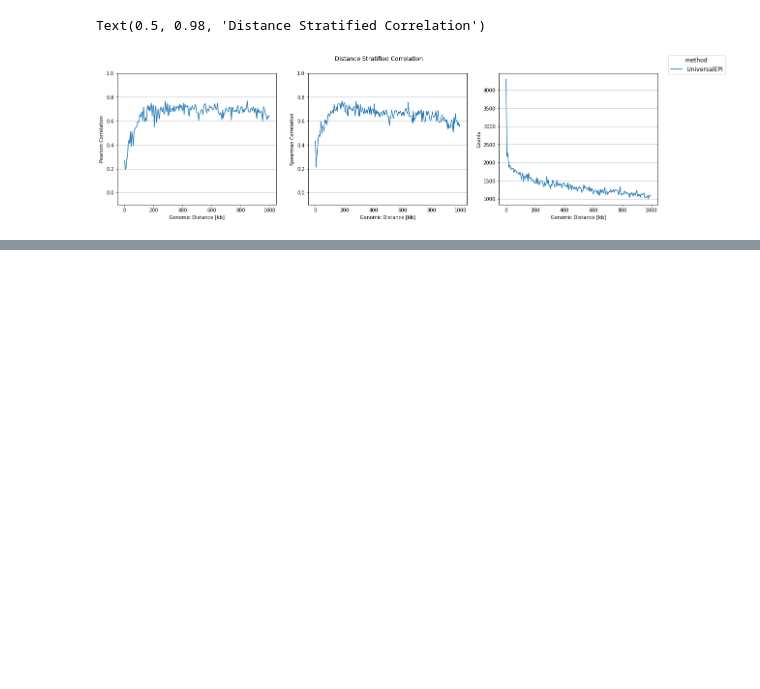
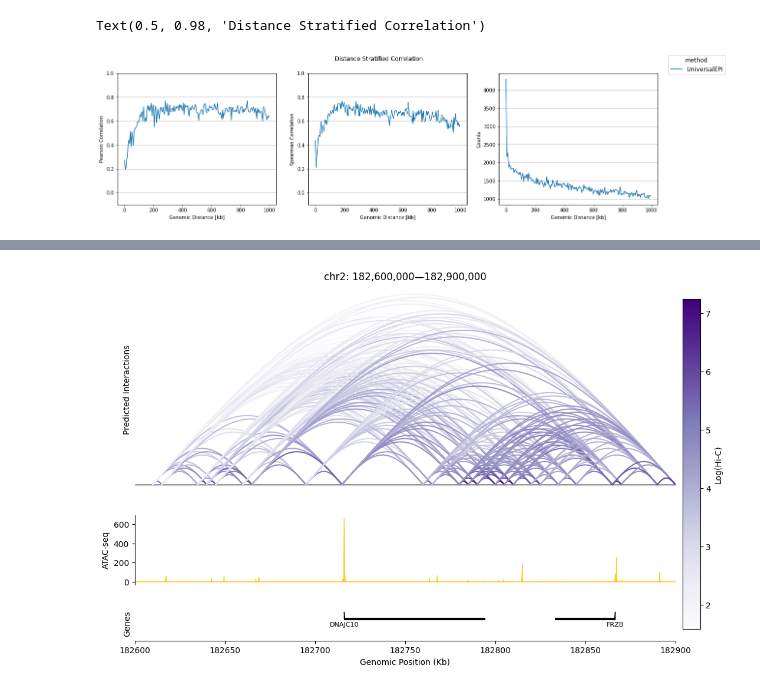
Before and after one commit to BoevaLab/UniversalEPI, a Jupyter notebook: Stage2/plot_scores.ipynb, the cells around one changed output, grey strips where cells are left out. Saved outputs shown, nothing was run; the diff lists cells and outputs as text; code cells hidden in the pictures; blank space fills up the shorter version.

```diff
--- a/Stage2/plot_scores.ipynb
+++ b/Stage2/plot_scores.ipynb
@@ -262,0 +270,21 @@ plt.show()
+# %%
+# Get gene annotations
+def process_gencode():
+    gene_df = pd.read_csv("../data/genome/gencode.v47.annotation.gtf", sep="\t", comment="#",
+                            names=["chr", "source", "feature", "start", "end", "score", "strand", "frame", "attributes"])
+    gene_df = gene_df[gene_df.feature == "gene"]
+    gene_df["gene_name"] = gene_df.attributes.str.extract(r'gene_name "(.+?)";')
+    gene_df['gene_type'] = gene_df.attributes.str.extract(r'gene_type "(.+?)";')
+    gene_df = gene_df[gene_df.gene_type == "protein_coding"]
+    gene_df = gene_df[['chr', 'start', 'end', 'gene_name', 'strand']]
+    gene_df["tss"] = gene_df.apply(lambda x: x["start"] if x["strand"] == "+" else x["end"], axis=1)
+    gene_df = gene_df.drop_duplicates(subset="gene_name")
+    gene_df = gene_df.dropna()
+    gene_df.to_csv("../data/genome/gencode_processed.csv", index=False)
+    return gene_df
+
+if os.path.isfile("../data/genome/gencode_processed.csv"):
+    gene_df = pd.read_csv("../data/genome/gencode_processed.csv")
+else:
+    gene_df = process_gencode()
+gene_df
@@ -262,0 +427,7 @@ plt.show()
+# %%
+# Plot arcs for a given region
+region = "chr2:182600000-182900000"
+
+plot_arcs(region)
+# %% [output]
+[figure, added]
```
Also changed, not shown: parts of 11 cells of this notebook.
